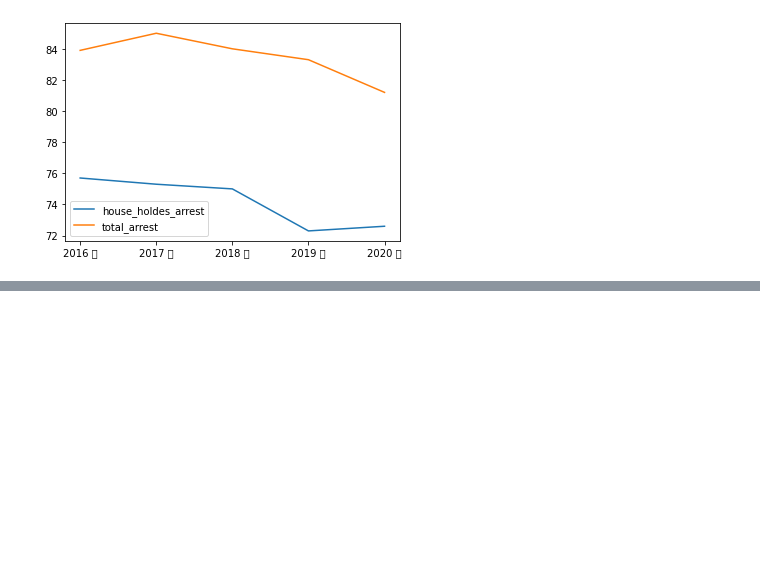
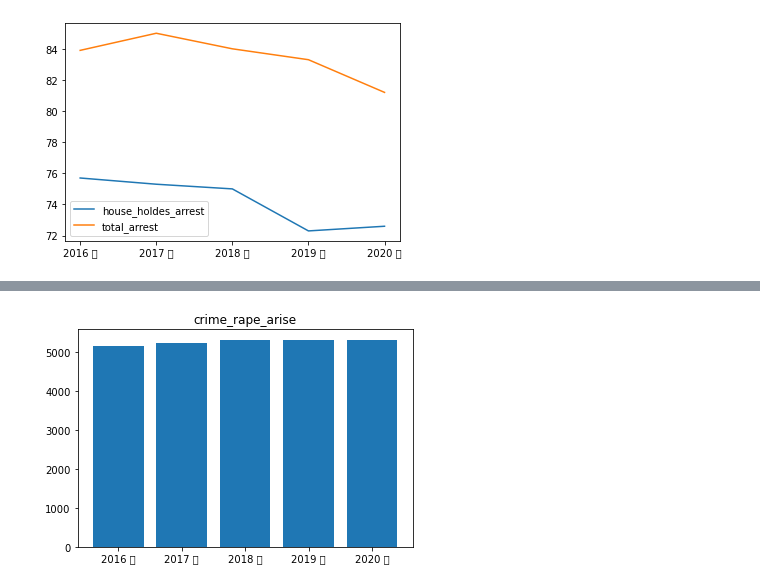
Before and after one commit to dlaghwls1104/ICU, a Jupyter notebook: Crime.ipynb, the cells around one changed output, grey strips where cells are left out. Drawn from its saved outputs; the diff is of its cells as text; code cells hidden in the pictures; blank space fills up the shorter version.

```diff
--- a/Crime.ipynb
+++ b/Crime.ipynb
@@ -126,3 +126,6 @@ plt.show()	# 그래프를 화면에 보여줍니다
 # %% [output]
 No handles with labels found to put in legend.
 [figure]
+# %%
+crime_rape=crime[crime['죄종별'] == "강간"]
+crime_rape
@@ -128,0 +150,6 @@ No handles with labels found to put in legend.
+# %%
+crime_rape_arise = crime_rape[crime_rape['항목'] == '발생건수[건]' ]
+crime_rape_arise=crime_rape_arise.iloc[:,3:]
+crime_rape_arise=crime_rape_arise.transpose()
+crime_rape_arise[241] = pd.to_numeric(crime_rape_arise[241])
+crime_rape_arise
@@ -128,0 +163,16 @@ No handles with labels found to put in legend.
+# %%
+import matplotlib.pyplot as plt
+import numpy as np
+## 데이터
+
+x = np.arange(5)
+years  = crime_rape_arise.index
+values = crime_rape_arise[241]
+
+plt.bar(x, values)
+plt.xticks(x, years)
+plt.title("crime_rape_arise")
+
+plt.show()
+# %% [output]
+[figure, added]
```
Also changed, not shown: parts of 4 cells of this notebook, 4 other files.
